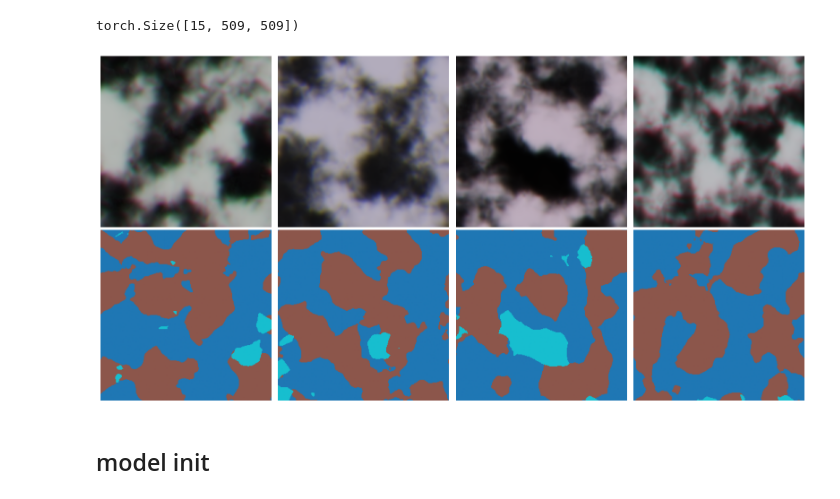
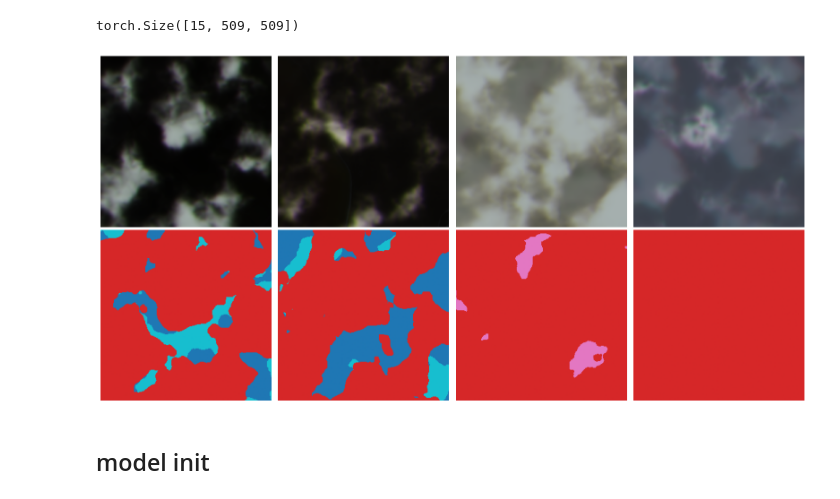
Before and after one commit to GebTorte/dataset, a Jupyter notebook: test_training.ipynb, the cells around one changed output. Drawn from its saved outputs; the diff is of its cells as text; code cells hidden in the pictures.

Commit message:
support for 4 classes (cloudsen12)

```diff
--- a/test_training.ipynb
+++ b/test_training.ipynb
@@ -12,6 +12,6 @@ import torchvision.transforms.functional as TF
 # %% [markdown]
 ## dataset
 # %%
-file_paths = select_patches_from_dataset("./data/cloudsen12_initial_cloudfree_dev_1000.csv", "./data")
+file_paths = select_patches_from_dataset("./data/cloudsen12_initial_cloudfree_scribble.csv", "./data")
 len(file_paths)
 # %% [output]
@@ -22,10 +39,10 @@ ROOT_HPC = Path("/dss/dsstbyfs02/pn49ci/pn49ci-dss-0026")
 USER_PATH = ROOT_HPC / f"{USER}"
 DATA_PATH_HPC = ROOT_HPC / "cloudsen12" / "data"
 
-ROOT_LOCAL = Path("$HOME/projects/ai_course")
+ROOT_LOCAL = Path("$HOME/cloudsen12")
 DATA_PATH_LOCAL = ROOT_LOCAL / "data"
 
-USE_HPC = True
+USE_HPC = False
 
 if USE_HPC:
     ROOT = ROOT_HPC
@@ -50,8 +67,8 @@ val_names = file_paths[split_idx:]
 
 
 # Create datasets and dataloaders
-train_dataset = S2TIFDataSet(train_names, DATA_ROOT, omitt_band_idxs=[10])
-val_dataset = S2TIFDataSet(val_names, DATA_ROOT, omitt_band_idxs=[10])
+train_dataset = S2TIFDataSet(train_names, DATA_ROOT, omitt_band_idxs=[])
+val_dataset = S2TIFDataSet(val_names, DATA_ROOT, omitt_band_idxs=[])
 
 train_loader = DataLoader(
     train_dataset,
@@ -87,26 +104,26 @@ torch.Size([15, 509, 509])
 # %%
 # check what the loader loads
 import matplotlib.pyplot as plt
 import random
 
 fig, axes = plt.subplots(2, 4, figsize=(16, 8))
 
 for i in range(4):
     rand_id = int(random.random() * len(train_dataset))
     sample_x, sample_y = train_dataset[rand_id]
 
     # Plot input
-    axes[0, i].imshow(sample_x[3:6].permute(1,2,0).numpy())
+    axes[0, i].imshow(sample_x[:3].permute(1,2,0).numpy())
     axes[0, i].axis("off")
 
     # Plot target
-    im = axes[1, i].imshow(sample_y.numpy(), cmap="tab10", vmin=0, vmax=2)
+    im = axes[1, i].imshow(sample_y.numpy(), cmap="tab10", vmin=0, vmax=3)
     axes[1, i].axis("off")
 
 plt.tight_layout()
 plt.show()
 # %% [output]
-[figure, old version]
+[figure, new version]
 # %% [markdown]
 ## model init
 # %%
```
Also changed, not shown: parts of 6 cells of this notebook, 6 other files.
